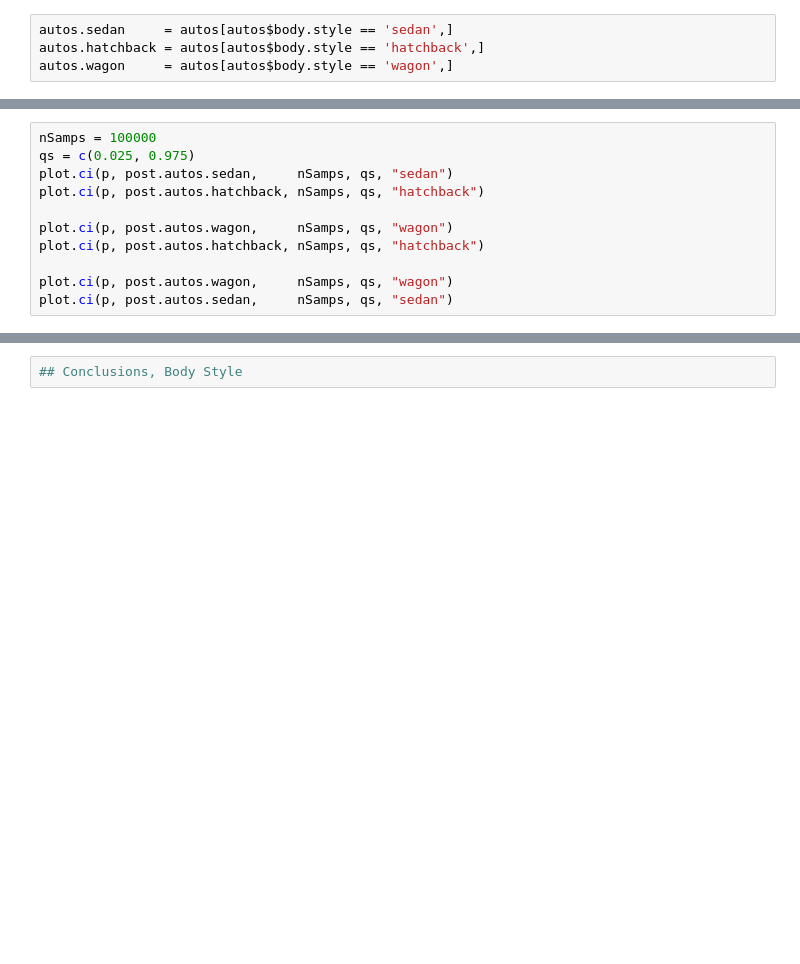
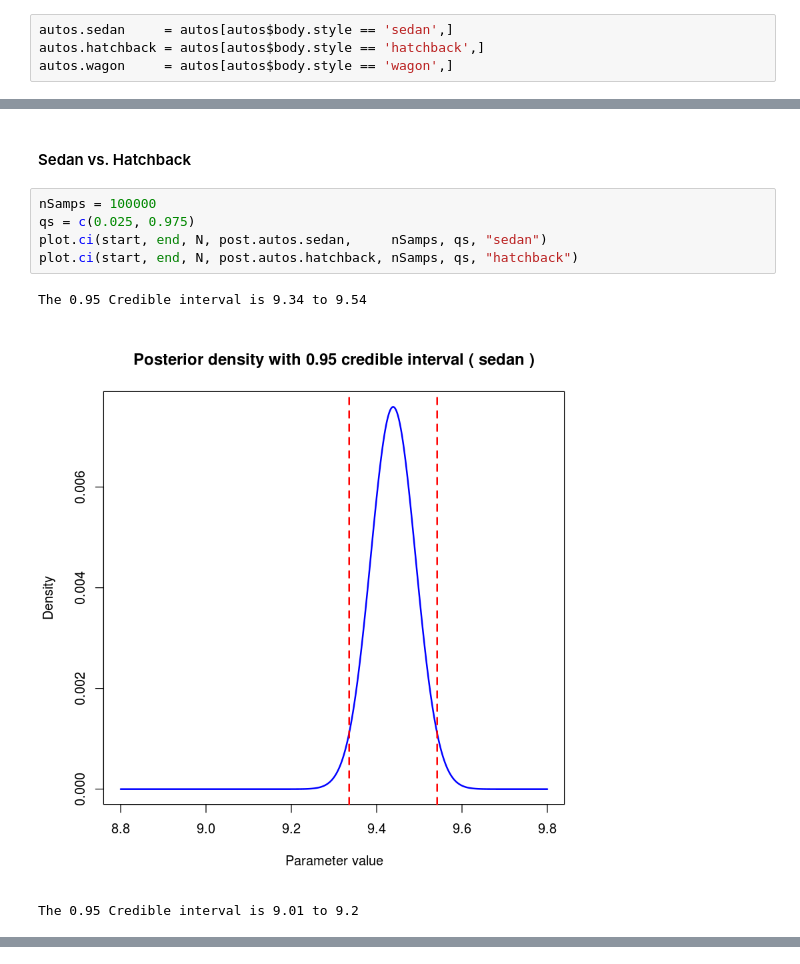
Before and after one commit to JingruWu10/UW_DataScience, a Jupyter notebook: Q2/HW06/HW06_Salemann_DRAFT.ipynb, the cells around one changed output, grey strips where cells are left out. Drawn from its saved outputs; the diff is of its cells as text; blank space fills up the shorter version.

```diff
--- a/Q2/HW06/HW06_Salemann_DRAFT.ipynb
+++ b/Q2/HW06/HW06_Salemann_DRAFT.ipynb
@@ -288,11 +259,11 @@ ERROR: Error in posterior(pp, like.autos): object 'pp' not found
+# %% [markdown]
+#### Sedan vs. Hatchback
 # %%
 nSamps = 100000
 qs = c(0.025, 0.975)
-plot.ci(p, post.autos.sedan,     nSamps, qs, "sedan")
-plot.ci(p, post.autos.hatchback, nSamps, qs, "hatchback")
-
-plot.ci(p, post.autos.wagon,     nSamps, qs, "wagon")
-plot.ci(p, post.autos.hatchback, nSamps, qs, "hatchback")
-
-plot.ci(p, post.autos.wagon,     nSamps, qs, "wagon")
-plot.ci(p, post.autos.sedan,     nSamps, qs, "sedan")
+plot.ci(start, end, N, post.autos.sedan,     nSamps, qs, "sedan")
+plot.ci(start, end, N, post.autos.hatchback, nSamps, qs, "hatchback")
+# %% [output]
+The 0.95 Credible interval is 9.34 to 9.54
+[figure, added]
+The 0.95 Credible interval is 9.01 to 9.2
@@ -299,2 +270,0 @@ plot.ci(p, post.autos.sedan,     nSamps, qs, "sedan")
-# %%
-## Conclusions, Body Style
```
Also changed, not shown: parts of 20 cells of this notebook.
